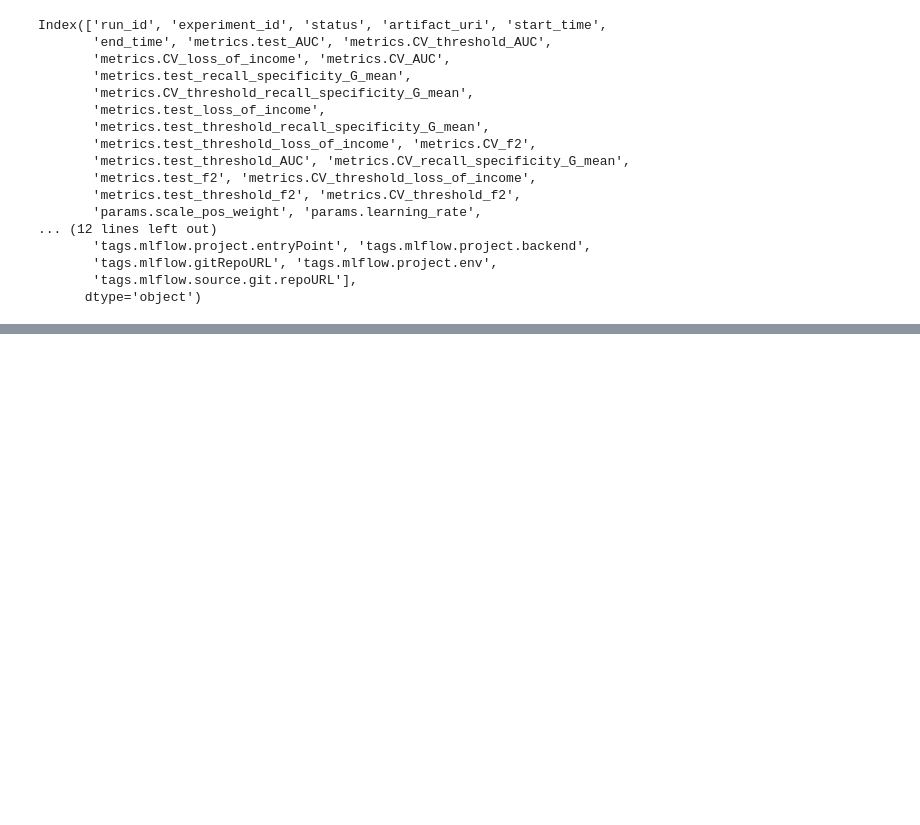
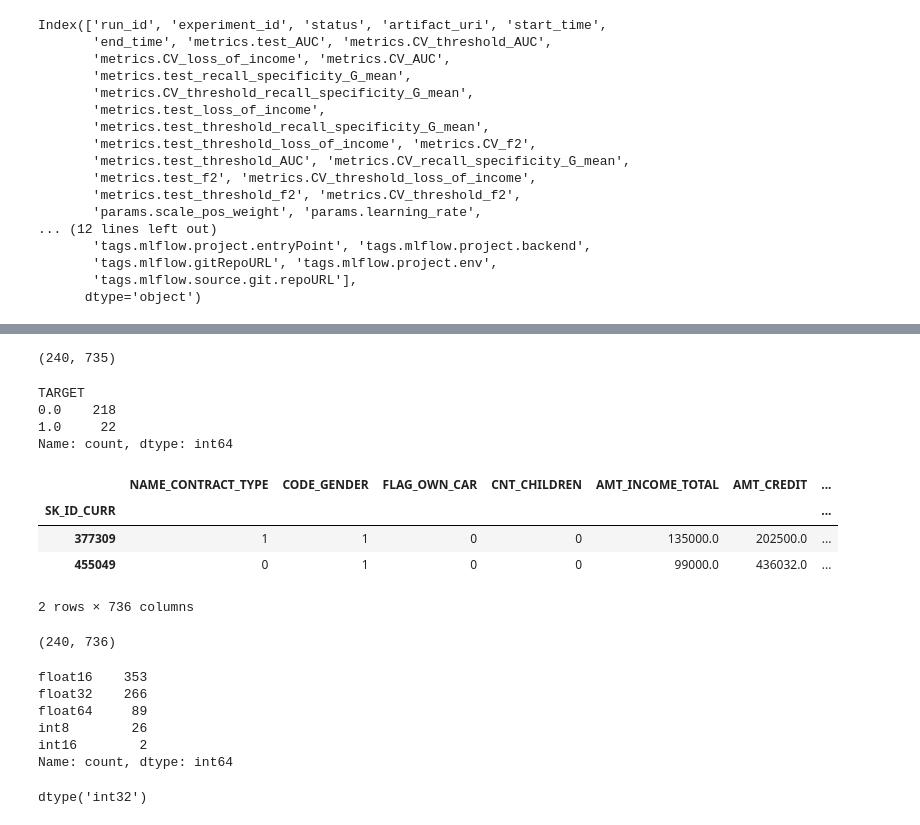
Before and after one commit to JulienfLeBoucher/OC_MLOps_credit_scoring, a Jupyter notebook: classifiers_exploration/building_classifiers.ipynb, the cells around one changed output, grey strips where cells are left out. Saved outputs shown, nothing was run; the diff lists cells and outputs as text; code cells hidden in the pictures; blank space fills up the shorter version.

```diff
--- a/classifiers_exploration/building_classifiers.ipynb
+++ b/classifiers_exploration/building_classifiers.ipynb
@@ -3266,0 +3293,38 @@ shap.plots.waterfall(shap_values[0])
+# %%
+X_train_pp.shape
+# %% [output]
+(240, 735)
+# %%
+# Check we know the target value. 218+22=240
+y_train.value_counts()
+# %% [output]
+TARGET
+0.0    218
+1.0     22
+Name: count, dtype: int64
+# %%
+data = pd.concat([X_train_pp, y_train], axis=1)
+data.head(2)
+# %% [output]
+|  | NAME_CONTRACT_TYPE | CODE_GENDER | FLAG_OWN_CAR | CNT_CHILDREN | AMT_INCOME_TOTAL | AMT_CREDIT | ... |
+| SK_ID_CURR |  |  |  |  |  |  | ... |
+| 377309 | 1 | 1 | 0 | 0 | 135000.0 | 202500.0 | ... |
+| 455049 | 0 | 1 | 0 | 0 | 99000.0 | 436032.0 | ... |
+2 rows × 736 columns
+# %%
+data.shape
+# %% [output]
+(240, 736)
+# %%
+data.dtypes.value_counts()
+# %% [output]
+float16    353
+float32    266
+float64     89
+int8        26
+int16        2
+Name: count, dtype: int64
+# %%
+data.index.dtype
+# %% [output]
+dtype('int32')
```
Also changed, not shown: parts of 7 cells of this notebook, 11 other files.
